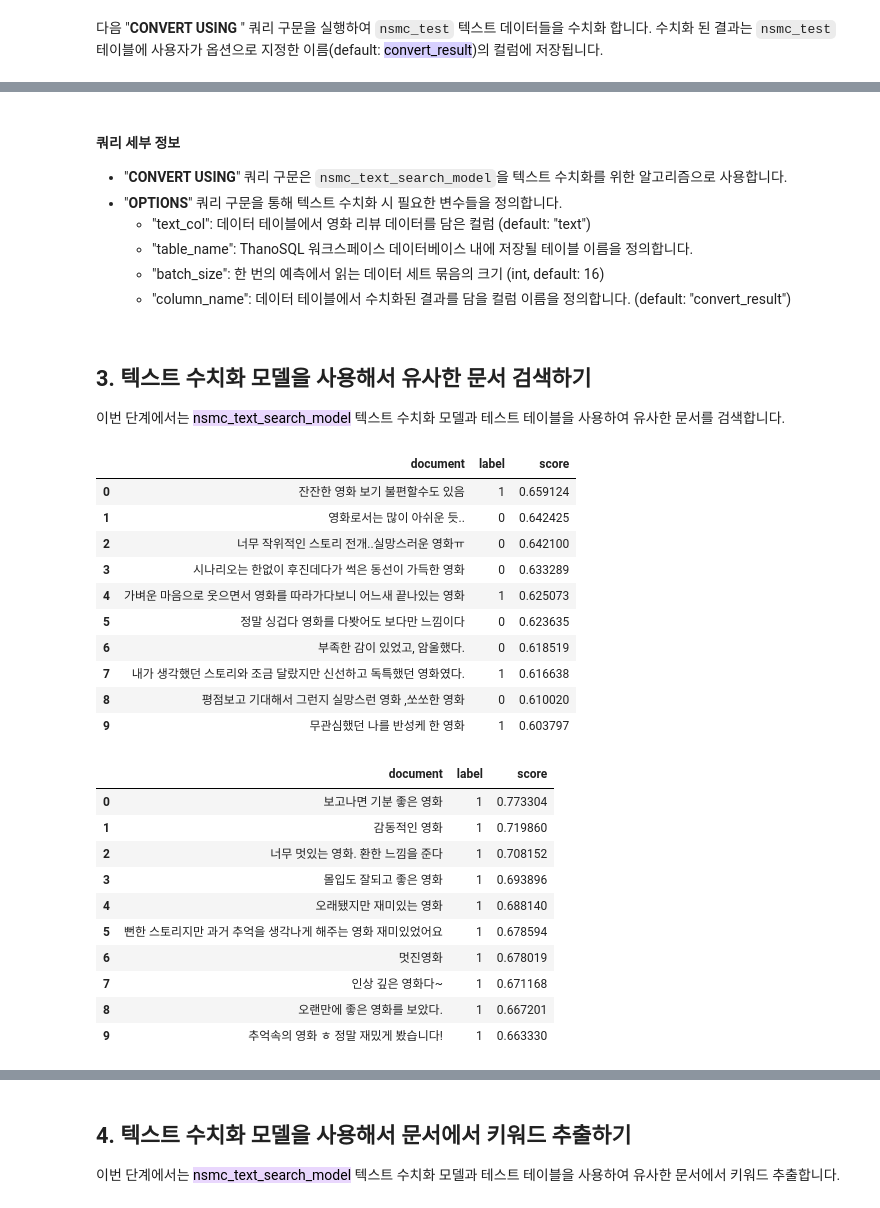
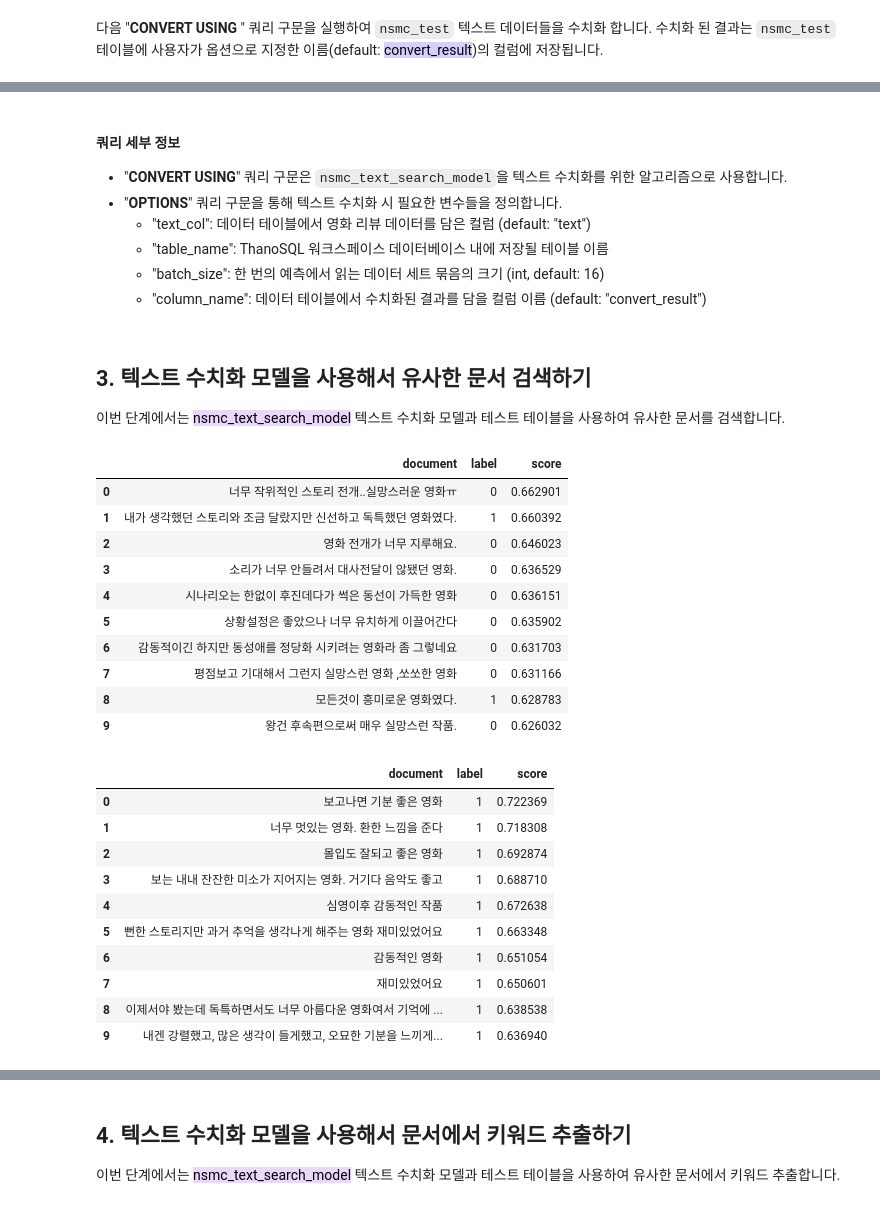
Before and after one commit to smartmind-team/thanosql-tutorial, a Jupyter notebook: tutorial/thanosql_search/search_text_by_text.ipynb, the cells around one changed output, grey strips where cells are left out. Saved outputs shown, nothing was run; the diff lists cells and outputs as text; code cells hidden in the pictures.

```diff
--- a/tutorial/thanosql_search/search_text_by_text.ipynb
+++ b/tutorial/thanosql_search/search_text_by_text.ipynb
@@ -172,9 +172,9 @@ FROM nsmc_test
         <li>"<strong>OPTIONS</strong>" 쿼리 구문을 통해 텍스트 수치화 시 필요한 변수들을 정의합니다.
         <ul>
             <li>"text_col": 데이터 테이블에서 영화 리뷰 데이터를 담은 컬럼 (default: "text")</li>
-            <li>"table_name": ThanoSQL 워크스페이스 데이터베이스 내에 저장될 테이블 이름을 정의합니다.</li>
+            <li>"table_name": ThanoSQL 워크스페이스 데이터베이스 내에 저장될 테이블 이름</li>
             <li>"batch_size": 한 번의 예측에서 읽는 데이터 세트 묶음의 크기 (int, default: 16)</li>
-            <li>"column_name": 데이터 테이블에서 수치화된 결과를 담을 컬럼 이름을 정의합니다. (default: "convert_result")</li>
+            <li>"column_name": 데이터 테이블에서 수치화된 결과를 담을 컬럼 이름 (default: "convert_result")</li>
         </ul>
         </li>
     </ul>
@@ -186,38 +186,42 @@ FROM nsmc_test
 # %%
 %%thanosql
 SELECT document, label, score
 FROM (
-    SEARCH TEXT text="영화 내용이 불만족스러웠다"
+    SEARCH TEXT
     USING nsmc_text_search_model
     OPTIONS (
+        search_input_type="text",
+        search_input="영화 내용이 불만족스러웠다",
         emb_col="convert_result",
         column_name="score"
         )
     AS
     SELECT *
     FROM nsmc_test
     )
 ORDER BY score DESC
 LIMIT 10
 # %% [output]
 |  | document | label | score |
-| 0 | 잔잔한 영화 보기 불편할수도 있음 | 1 | 0.659124 |
-| 1 | 영화로서는 많이 아쉬운 듯.. | 0 | 0.642425 |
-| 2 | 너무 작위적인 스토리 전개..실망스러운 영화ㅠ | 0 | 0.642100 |
-| 3 | 시나리오는 한없이 후진데다가 썩은 동선이 가득한 영화 | 0 | 0.633289 |
-| 4 | 가벼운 마음으로 웃으면서 영화를 따라가다보니 어느새 끝나있는 영화 | 1 | 0.625073 |
-| 5 | 정말 싱겁다 영화를 다봣어도 보다만 느낌이다 | 0 | 0.623635 |
-| 6 | 부족한 감이 있었고, 암울했다. | 0 | 0.618519 |
-| 7 | 내가 생각했던 스토리와 조금 달랐지만 신선하고 독특했던 영화였다. | 1 | 0.616638 |
-| 8 | 평점보고 기대해서 그런지 실망스런 영화 ,쏘쏘한 영화 | 0 | 0.610020 |
-| 9 | 무관심했던 나를 반성케 한 영화 | 1 | 0.603797 |
+| 0 | 너무 작위적인 스토리 전개..실망스러운 영화ㅠ | 0 | 0.662901 |
+| 1 | 내가 생각했던 스토리와 조금 달랐지만 신선하고 독특했던 영화였다. | 1 | 0.660392 |
+| 2 | 영화 전개가 너무 지루해요. | 0 | 0.646023 |
+| 3 | 소리가 너무 안들려서 대사전달이 않됐던 영화. | 0 | 0.636529 |
+| 4 | 시나리오는 한없이 후진데다가 썩은 동선이 가득한 영화 | 0 | 0.636151 |
+| 5 | 상황설정은 좋았으나 너무 유치하게 이끌어간다 | 0 | 0.635902 |
+| 6 | 감동적이긴 하지만 동성애를 정당화 시키려는 영화라 좀 그렇네요 | 0 | 0.631703 |
+| 7 | 평점보고 기대해서 그런지 실망스런 영화 ,쏘쏘한 영화 | 0 | 0.631166 |
+| 8 | 모든것이 흥미로운 영화였다. | 1 | 0.628783 |
+| 9 | 왕건 후속편으로써 매우 실망스런 작품. | 0 | 0.626032 |
 # %%
 %%thanosql
 SELECT document, label, score
 FROM (
-    SEARCH TEXT text="기분이 좋아지는 작품"
+    SEARCH TEXT
     USING nsmc_text_search_model
     OPTIONS (
+        search_input_type="text",
+        search_input="기분이 좋아지는 작품",
         emb_col="convert_result",
         column_name="score"
         )
@@ -229,16 +233,16 @@ ORDER BY score DESC
 LIMIT 10
 # %% [output]
 |  | document | label | score |
-| 0 | 보고나면 기분 좋은 영화 | 1 | 0.773304 |
-| 1 | 감동적인 영화 | 1 | 0.719860 |
-| 2 | 너무 멋있는 영화. 환한 느낌을 준다 | 1 | 0.708152 |
-| 3 | 몰입도 잘되고 좋은 영화 | 1 | 0.693896 |
-| 4 | 오래됐지만 재미있는 영화 | 1 | 0.688140 |
-| 5 | 뻔한 스토리지만 과거 추억을 생각나게 해주는 영화 재미있었어요 | 1 | 0.678594 |
-| 6 | 멋진영화 | 1 | 0.678019 |
-| 7 | 인상 깊은 영화다~ | 1 | 0.671168 |
-| 8 | 오랜만에 좋은 영화를 보았다. | 1 | 0.667201 |
-| 9 | 추억속의 영화 ㅎ 정말 재밌게 봤습니다! | 1 | 0.663330 |
+| 0 | 보고나면 기분 좋은 영화 | 1 | 0.722369 |
+| 1 | 너무 멋있는 영화. 환한 느낌을 준다 | 1 | 0.718308 |
+| 2 | 몰입도 잘되고 좋은 영화 | 1 | 0.692874 |
+| 3 | 보는 내내 잔잔한 미소가 지어지는 영화. 거기다 음악도 좋고 | 1 | 0.688710 |
+| 4 | 심영이후 감동적인 작품 | 1 | 0.672638 |
+| 5 | 뻔한 스토리지만 과거 추억을 생각나게 해주는 영화 재미있었어요 | 1 | 0.663348 |
+| 6 | 감동적인 영화 | 1 | 0.651054 |
+| 7 | 재미있었어요 | 1 | 0.650601 |
+| 8 | 이제서야 봤는데 독특하면서도 너무 아름다운 영화여서 기억에 ... | 1 | 0.638538 |
+| 9 | 내겐 강렬했고, 많은 생각이 들게했고, 오묘한 기분을 느끼게... | 1 | 0.636940 |
 # %% [markdown]
 <div class="admonition note">
     <h4 class="admonition-title">쿼리 세부 정보</h4>
```
Also changed, not shown: parts of 9 cells of this notebook, 6 other files.
